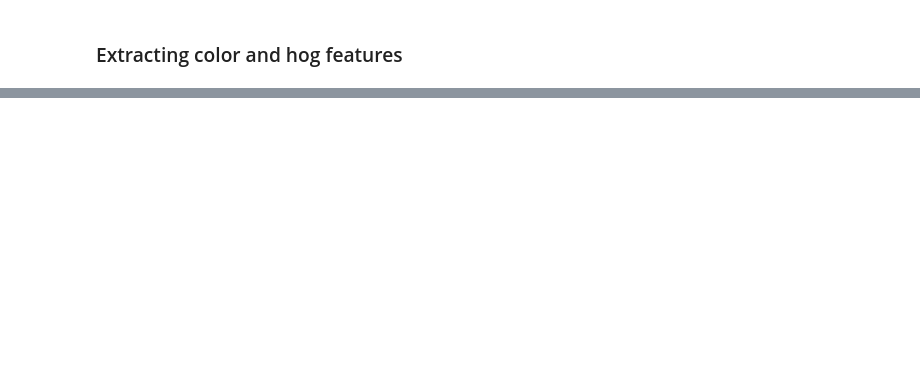
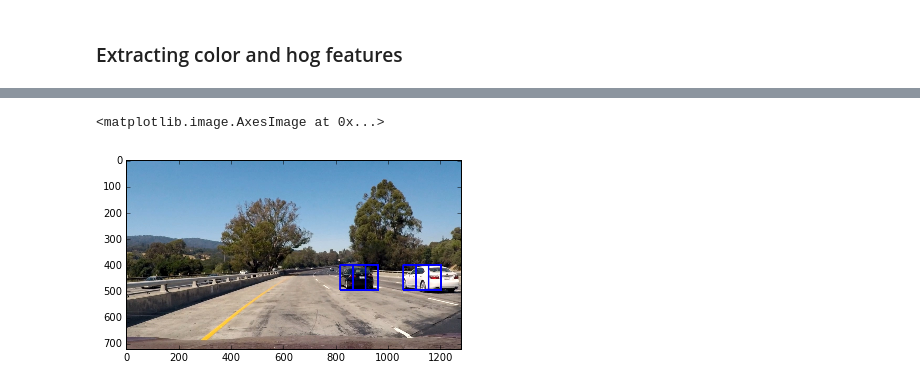
Before and after one commit to nonlining/CarND, a Jupyter notebook: CarND-Vehicle-Detection/Project5.ipynb, the cells around one changed output, grey strips where cells are left out. Drawn from its saved outputs; the diff is of its cells as text; code cells hidden in the pictures; blank space fills up the shorter version.

```diff
--- a/CarND-Vehicle-Detection/Project5.ipynb
+++ b/CarND-Vehicle-Detection/Project5.ipynb
@@ -208,0 +309,20 @@ For these 10 labels:  [ 0.  1.  1.  0.  1.  1.  1.  1.  1.  0.]
+# %%
+img = mpimg.imread('.\\test_images\\test1.jpg')
+
+ystart = 400
+ystop = 656
+scale = 1.5
+
+orient = 11  # HOG orientations
+pix_per_cell = 16 # HOG pixels per cell
+cell_per_block = 2 # HOG cells per block
+hog_channel = "ALL" # Can be 0, 1, 2, or "ALL"
+spatial_size = (16, 16) # Spatial binning dimensions
+hist_bins = 32    # Number of histogram bins
+
+out_img = find_cars(img, ystart, ystop, scale, svc, X_scaler, orient, pix_per_cell, cell_per_block, spatial_size, hist_bins)
+
+plt.imshow(out_img)
+# %% [output]
+<matplotlib.image.AxesImage at 0x...>
+[figure, added]
```
Also changed, not shown: parts of 9 cells of this notebook.
